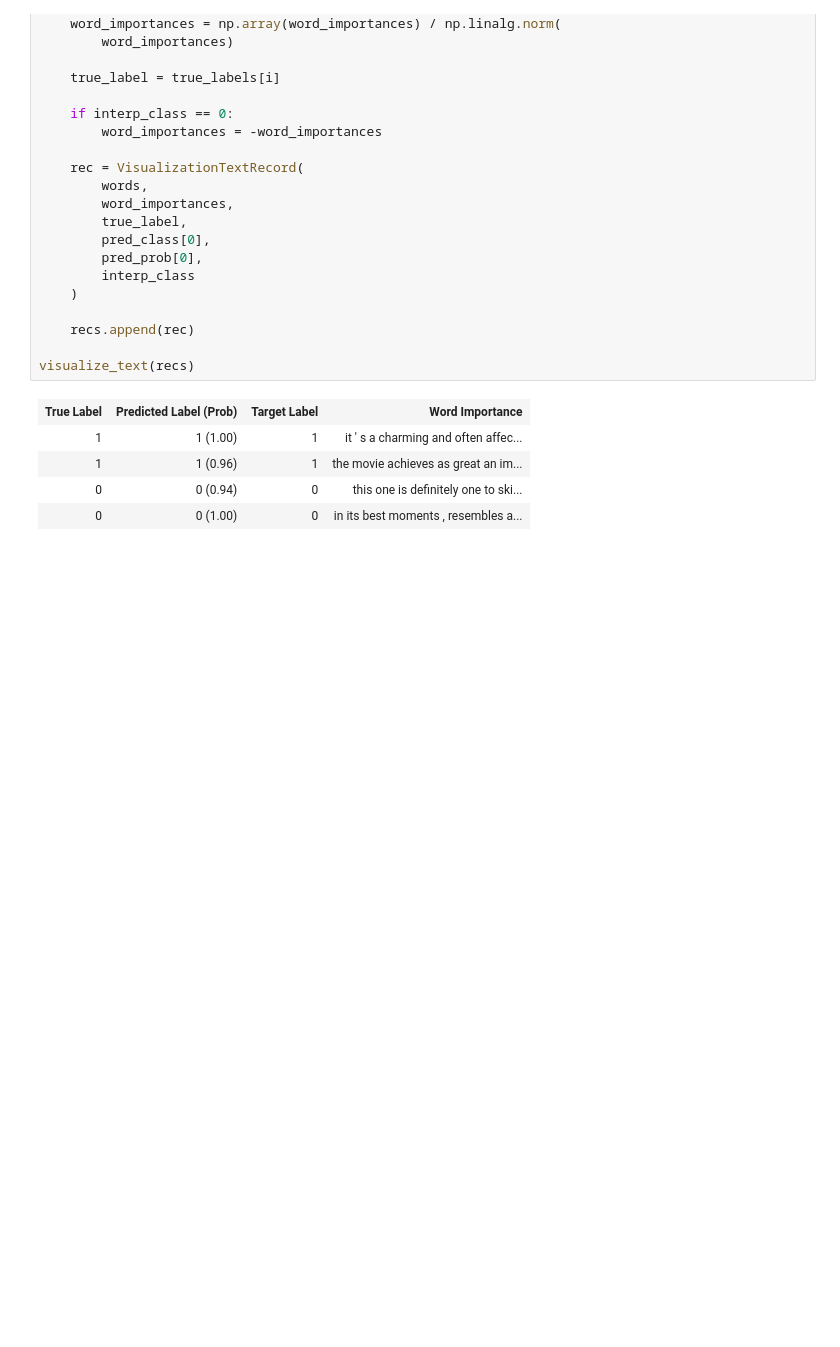
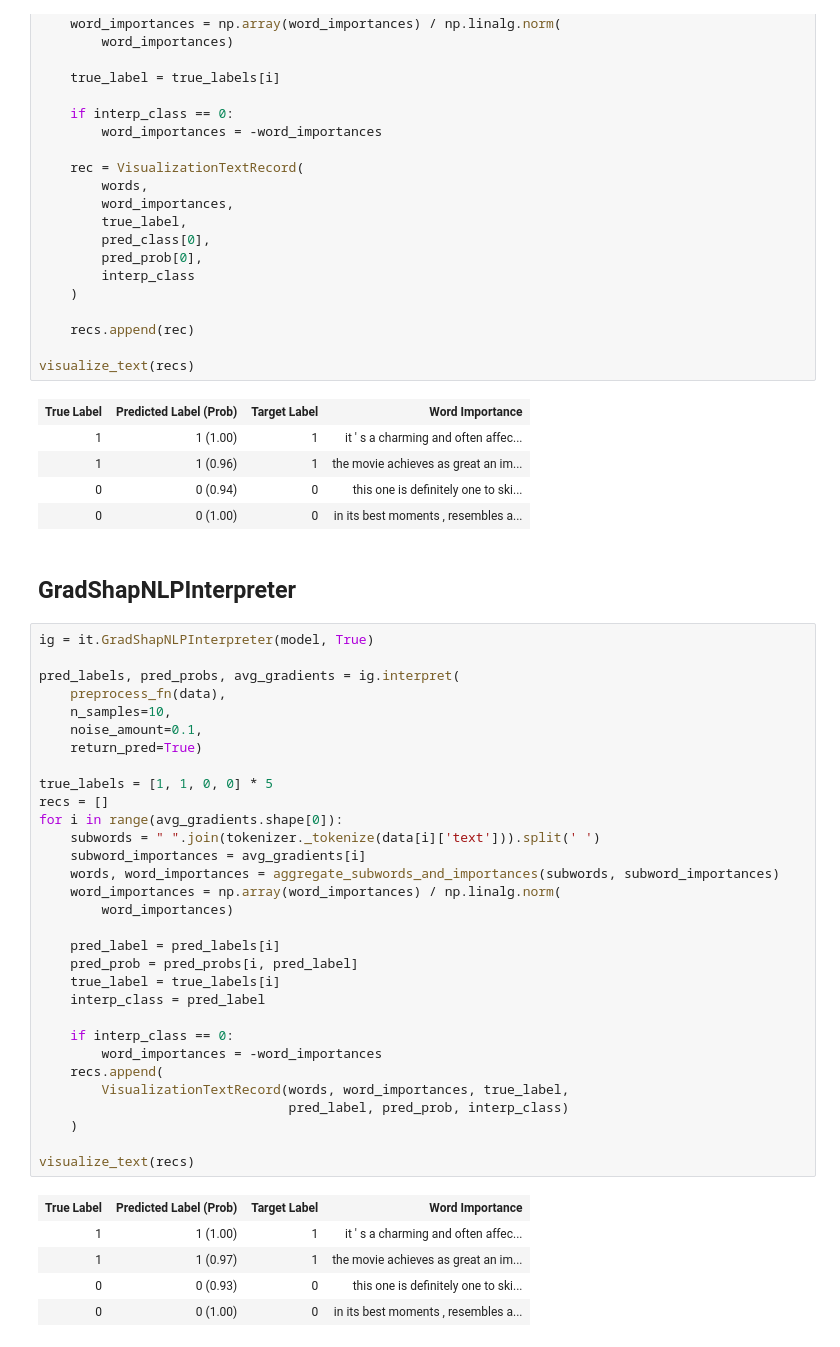
Before and after one commit to PaddlePaddle/InterpretDL, a Jupyter notebook: tutorials/ernie-2.0-en-tutorials.ipynb, the cells around one changed output. Drawn from its saved outputs; the diff is of its cells as text; blank space fills up the shorter version.

```diff
--- a/tutorials/ernie-2.0-en-tutorials.ipynb
+++ b/tutorials/ernie-2.0-en-tutorials.ipynb
@@ -192,3 +192,42 @@ visualize_text(recs)
 | 1 | 1 (0.96) | 1 | the movie achieves as great an im... |
 | 0 | 0 (0.94) | 0 | this one is definitely one to ski... |
 | 0 | 0 (1.00) | 0 | in its best moments , resembles a... |
+# %% [markdown]
+## GradShapNLPInterpreter
+# %%
+ig = it.GradShapNLPInterpreter(model, True)
+
+pred_labels, pred_probs, avg_gradients = ig.interpret(
+    preprocess_fn(data),
+    n_samples=10,
+    noise_amount=0.1,
+    return_pred=True)
+
+true_labels = [1, 1, 0, 0] * 5
+recs = []
+for i in range(avg_gradients.shape[0]):
+    subwords = " ".join(tokenizer._tokenize(data[i]['text'])).split(' ')
+    subword_importances = avg_gradients[i]
+    words, word_importances = aggregate_subwords_and_importances(subwords, subword_importances)
+    word_importances = np.array(word_importances) / np.linalg.norm(
+        word_importances)
+
+    pred_label = pred_labels[i]
+    pred_prob = pred_probs[i, pred_label]
+    true_label = true_labels[i]
+    interp_class = pred_label
+
+    if interp_class == 0:
+        word_importances = -word_importances
+    recs.append(
+        VisualizationTextRecord(words, word_importances, true_label,
+                                pred_label, pred_prob, interp_class)
+    )
+
+visualize_text(recs)
+# %% [output]
+| True Label | Predicted Label (Prob) | Target Label | Word Importance |
+| 1 | 1 (1.00) | 1 | it ' s a charming and often affec... |
+| 1 | 1 (0.97) | 1 | the movie achieves as great an im... |
+| 0 | 0 (0.93) | 0 | this one is definitely one to ski... |
+| 0 | 0 (1.00) | 0 | in its best moments , resembles a... |
```
Also changed, not shown: parts of 2 cells of this notebook, 2 other files.
